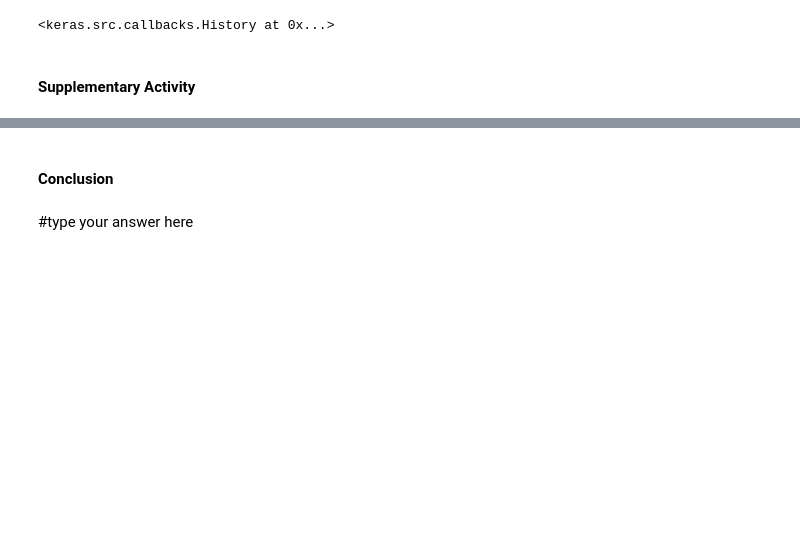
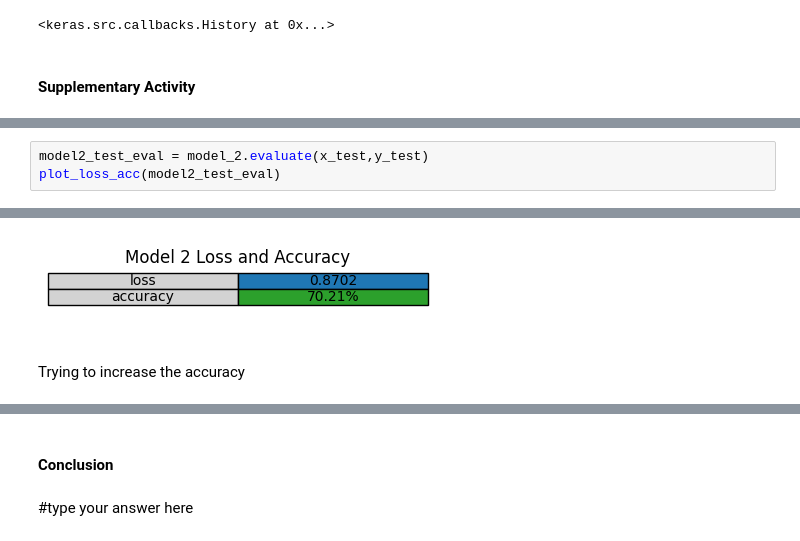
Before and after one commit to qkestacion07/CPE313, a Jupyter notebook: Estacion_Hands_on_Activity_2_1_Convolutional_Neural_Network.ipynb, the cells around one changed output, grey strips where cells are left out. Drawn from its saved outputs; the diff is of its cells as text; blank space fills up the shorter version.

```diff
--- a/Estacion_Hands_on_Activity_2_1_Convolutional_Neural_Network.ipynb
+++ b/Estacion_Hands_on_Activity_2_1_Convolutional_Neural_Network.ipynb
@@ -212,0 +304,4 @@ ValueError: One of the dimensions in the output is <= 0 due to downsampling in c
+# %%
+model2_test_eval = model_2.evaluate(x_test,y_test)
+plot_loss_acc(model2_test_eval)
+# %% [output]
@@ -212,0 +309,3 @@ ValueError: One of the dimensions in the output is <= 0 due to downsampling in c
+[figure, added]
+# %% [markdown]
+Trying to increase the accuracy
```
Also changed, not shown: parts of 16 cells of this notebook, 1 other file.
